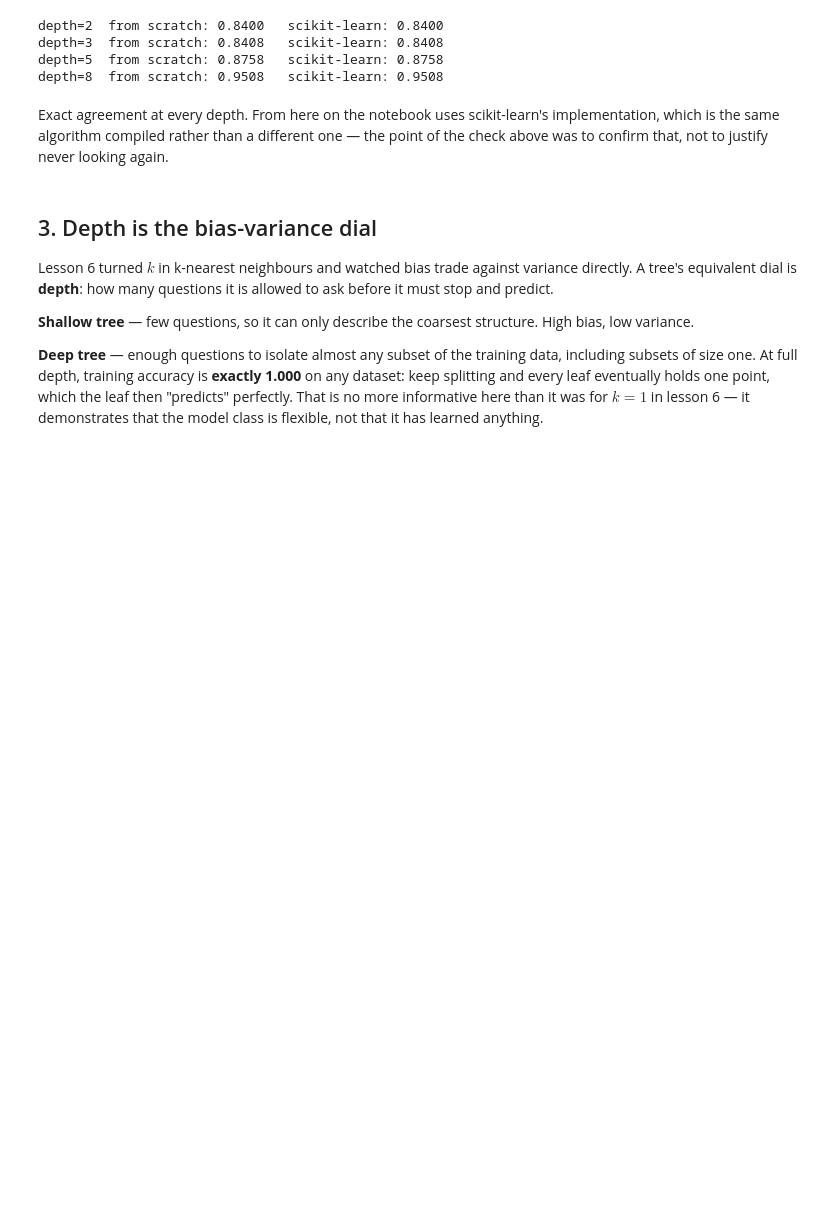
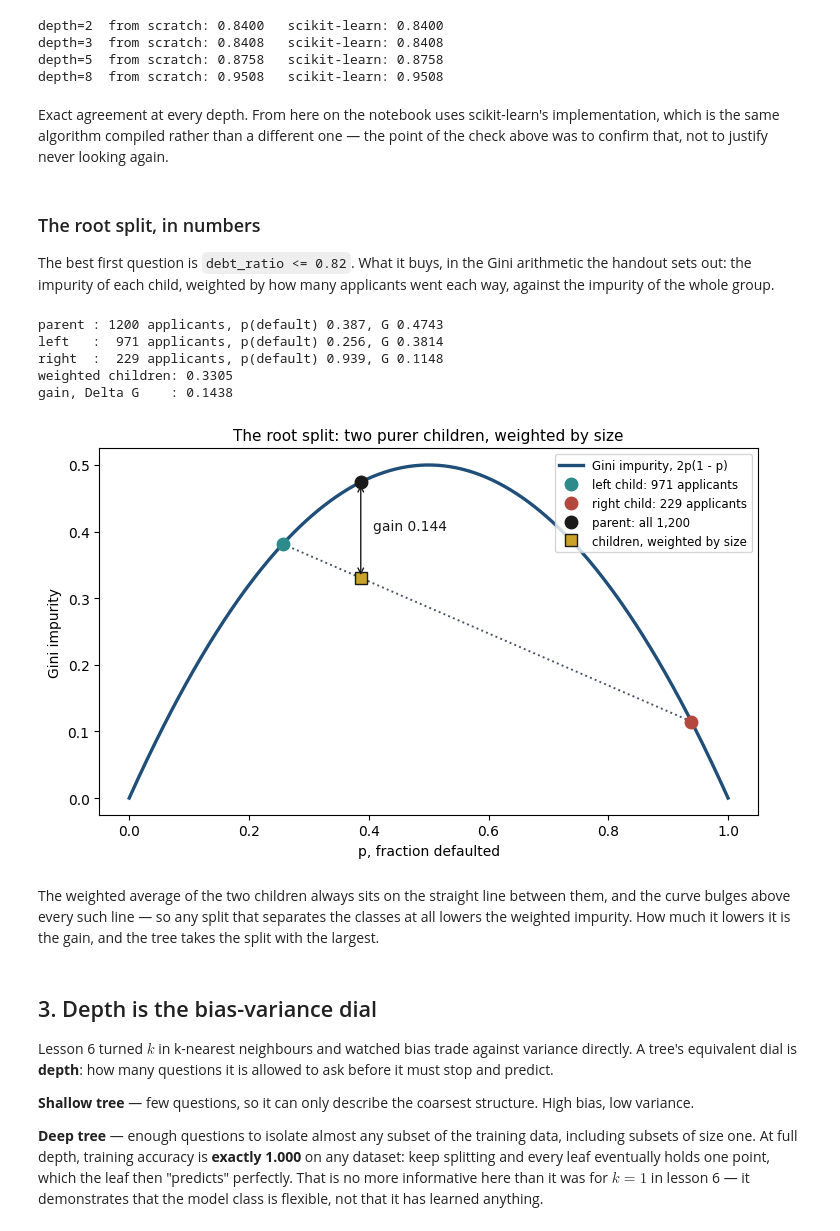
Before and after one commit to fabioantonini/technologies-for-artificial-intelligence, a Jupyter notebook: Lessons/07_trees_and_ensembles/Notebooks/01_decision_trees_from_scratch.ipynb, the cells around one changed output. Cells and saved outputs as stored; diff of their text form; code cells hidden in the pictures; blank space fills up the shorter version.

```diff
--- a/Lessons/07_trees_and_ensembles/Notebooks/01_decision_trees_from_scratch.ipynb
+++ b/Lessons/07_trees_and_ensembles/Notebooks/01_decision_trees_from_scratch.ipynb
@@ -215,6 +215,57 @@ Exact agreement at every depth. From here on the notebook uses scikit-learn's
 implementation, which is the same algorithm compiled rather than a different
 one — the point of the check above was to confirm that, not to justify never
 looking again.
+# %% [markdown]
+### The root split, in numbers
+
+The best first question is `debt_ratio <= 0.82`. What it buys, in the Gini
+arithmetic the handout sets out: the impurity of each child, weighted by how
+many applicants went each way, against the impurity of the whole group.
+# %%
+INK, SLATE = "#1A1A1A", "#4A5568"
+left = X["debt_ratio"].values <= 0.82
+parent_p = y.mean()
+print(f"parent : {len(y):>4} applicants, p(default) {parent_p:.3f}, G {gini(y.values):.4f}")
+for name, side in (("left ", left), ("right", ~left)):
+    print(f"{name}  : {side.sum():>4} applicants, p(default) {y.values[side].mean():.3f}, G {gini(y.values[side]):.4f}")
+weighted = (left.sum() * gini(y.values[left]) + (~left).sum() * gini(y.values[~left])) / len(y)
+print(f"weighted children: {weighted:.4f}")
+print(f"gain, Delta G    : {gini(y.values) - weighted:.4f}")
+
+# The picture: G(p) = 2p(1-p), the parent, the two children, and their weighted average.
+pp = np.linspace(0, 1, 400)
+fig, ax = plt.subplots(figsize=(7.4, 4.6))
+ax.plot(pp, 2 * pp * (1 - pp), color=BLUE, linewidth=2.4, label="Gini impurity, 2p(1 - p)")
+pl, pr = y.values[left].mean(), y.values[~left].mean()
+gl, gr = 2 * pl * (1 - pl), 2 * pr * (1 - pr)
+ax.plot([pl, pr], [gl, gr], color=SLATE, linestyle=":", linewidth=1.4)
+ax.plot(pl, gl, "o", color=TEAL, markersize=9, label=f"left child: {left.sum()} applicants")
+ax.plot(pr, gr, "o", color=RUST, markersize=9, label=f"right child: {(~left).sum()} applicants")
+ax.plot(parent_p, gini(y.values), "o", color=INK, markersize=9, label="parent: all 1,200")
+ax.plot(parent_p, weighted, "s", color=GOLD, markersize=9, markeredgecolor=INK,
+        label="children, weighted by size")
+ax.annotate("", xy=(parent_p, weighted), xytext=(parent_p, gini(y.values)),
+            arrowprops=dict(arrowstyle="<->", color=INK))
+ax.text(parent_p + 0.02, (weighted + gini(y.values)) / 2,
+        f"gain {gini(y.values) - weighted:.3f}", fontsize=10, color=INK)
+ax.set_xlabel("p, fraction defaulted"); ax.set_ylabel("Gini impurity")
+ax.set_title("The root split: two purer children, weighted by size", fontsize=11)
+ax.legend(fontsize=8.5, loc="upper right")
+fig.tight_layout()
+fig.savefig(FIGURES / "gini_root_split.png", dpi=150, bbox_inches="tight", facecolor="white")
+plt.show()
+# %% [output]
+parent : 1200 applicants, p(default) 0.387, G 0.4743
+left   :  971 applicants, p(default) 0.256, G 0.3814
+right  :  229 applicants, p(default) 0.939, G 0.1148
+weighted children: 0.3305
+gain, Delta G    : 0.1438
+[figure, added]
+# %% [markdown]
+The weighted average of the two children always sits on the straight line
+between them, and the curve bulges above every such line — so any split that
+separates the classes at all lowers the weighted impurity. How much it lowers
+it is the gain, and the tree takes the split with the largest.
 # %% [markdown]
 ## 3. Depth is the bias-variance dial
 
```
Also changed, not shown: 13 other files.
